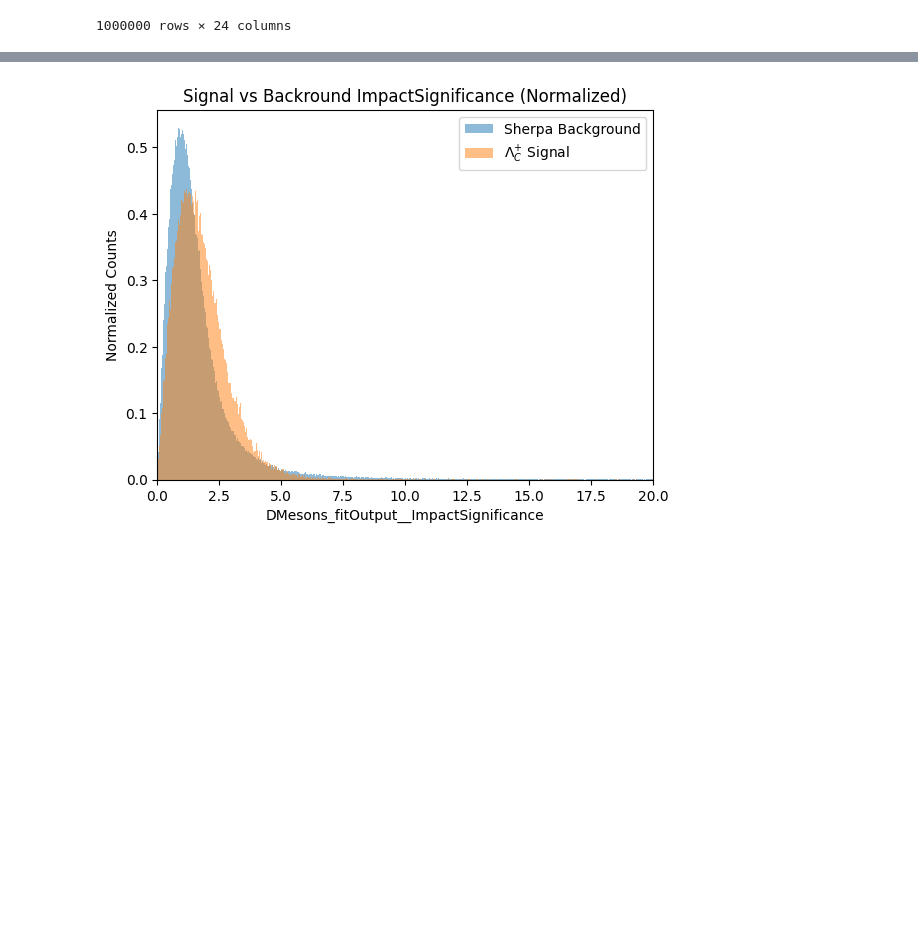
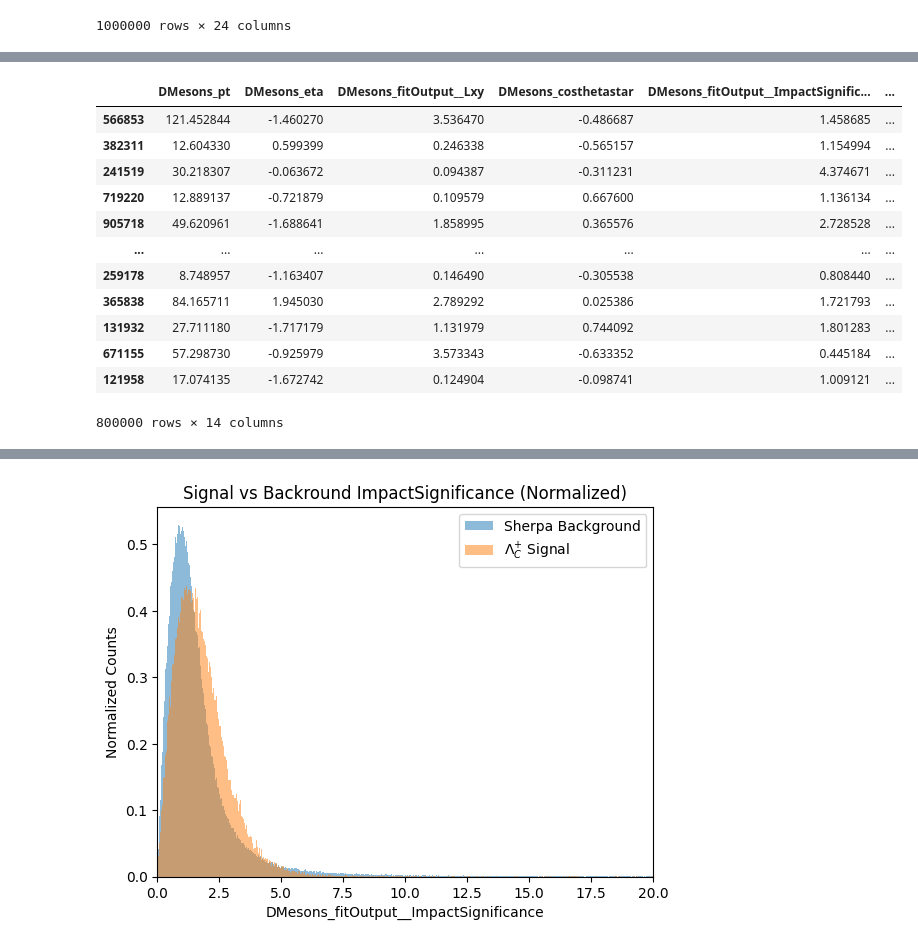
Before and after one commit to GitGup/ATLAS_DNN, a Jupyter notebook: MC_DNN.ipynb, the cells around one changed output, grey strips where cells are left out. Saved outputs shown, nothing was run; the diff lists cells and outputs as text; code cells hidden in the pictures; blank space fills up the shorter version.

```diff
--- a/MC_DNN.ipynb
+++ b/MC_DNN.ipynb
@@ -600,6 +625,22 @@ X_train1, X_test1, y_train1, y_test1 = train_test_split(only_411[training_column
 #only Lambda
 only_4122['DMesons_pdgId'] = only_4122['DMesons_pdgId'].replace({411: 0, 4122: 1})
 X_train2, X_test2, y_train2, y_test2 = train_test_split(only_4122[training_columns], only_4122['DMesons_pdgId'], test_size=0.2, random_state=42)
+# %%
+X_train
+# %% [output]
+|  | DMesons_pt | DMesons_eta | DMesons_fitOutput__Lxy | DMesons_costhetastar | DMesons_fitOutput__ImpactSignific... | ... |
+| 566853 | 121.452844 | -1.460270 | 3.536470 | -0.486687 | 1.458685 | ... |
+| 382311 | 12.604330 | 0.599399 | 0.246338 | -0.565157 | 1.154994 | ... |
+| 241519 | 30.218307 | -0.063672 | 0.094387 | -0.311231 | 4.374671 | ... |
+| 719220 | 12.889137 | -0.721879 | 0.109579 | 0.667600 | 1.136134 | ... |
+| 905718 | 49.620961 | -1.688641 | 1.858995 | 0.365576 | 2.728528 | ... |
+| ... | ... | ... | ... | ... | ... | ... |
+| 259178 | 8.748957 | -1.163407 | 0.146490 | -0.305538 | 0.808440 | ... |
+| 365838 | 84.165711 | 1.945030 | 2.789292 | 0.025386 | 1.721793 | ... |
+| 131932 | 27.711180 | -1.717179 | 1.131979 | 0.744092 | 1.801283 | ... |
+| 671155 | 57.298730 | -0.925979 | 3.573343 | -0.633352 | 0.445184 | ... |
+| 121958 | 17.074135 | -1.672742 | 0.124904 | -0.098741 | 1.009121 | ... |
+800000 rows × 14 columns
 # %%
 #(X_train1[column], X[train2], title, xlabel)
 
```
Also changed, not shown: parts of 23 cells of this notebook.
